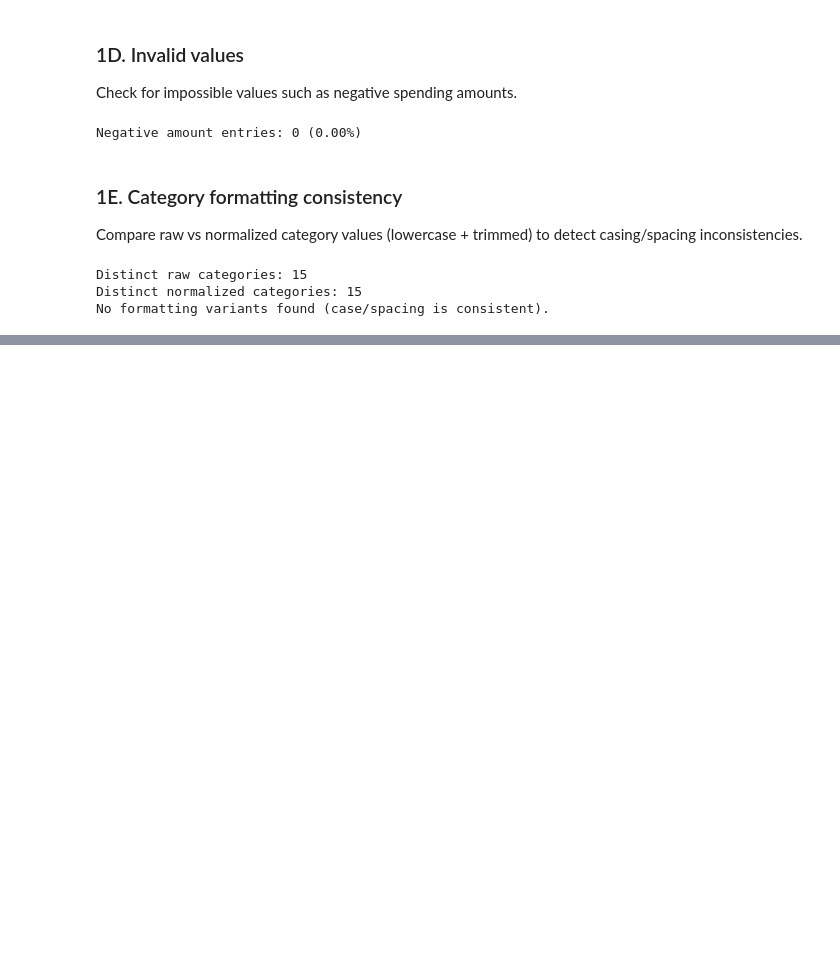
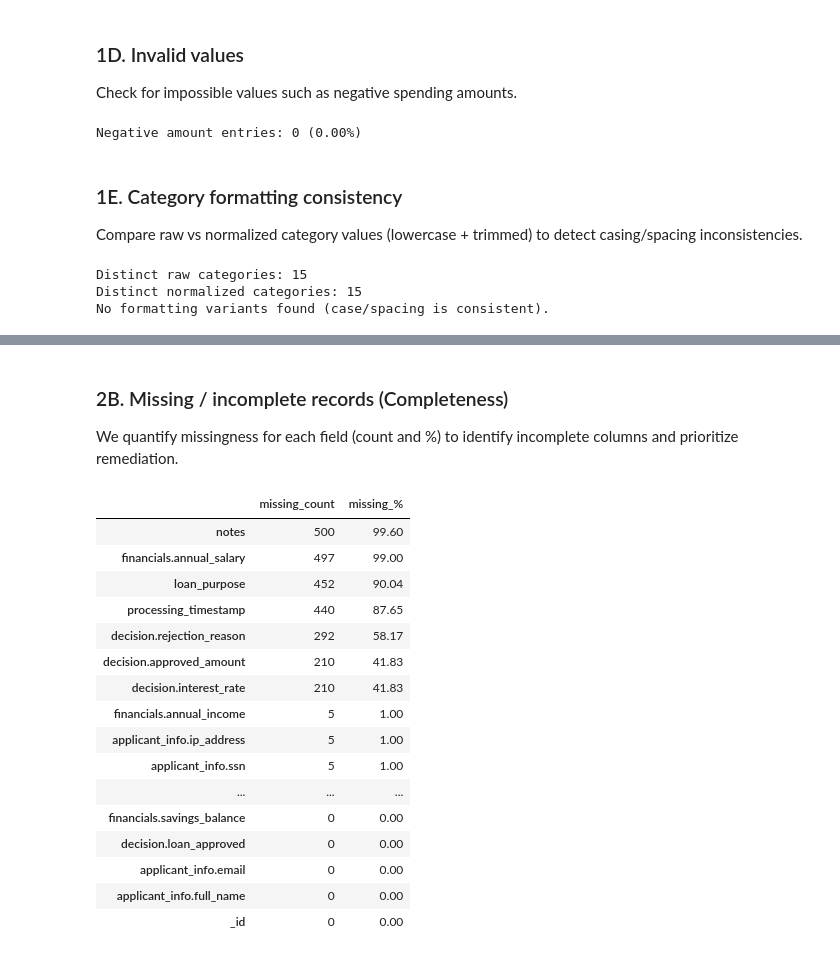
Before and after one commit to catarinapalma01/dego-project-team3, a Jupyter notebook: notebooks/01-data-quality.ipynb, the cells around one changed output, grey strips where cells are left out. Cells and saved outputs as stored; diff of their text form; code cells hidden in the pictures; blank space fills up the shorter version.

Commit message:
Add main table checks for duplicates, completeness and types

```diff
--- a/notebooks/01-data-quality.ipynb
+++ b/notebooks/01-data-quality.ipynb
@@ -203,0 +266,36 @@ No formatting variants found (case/spacing is consistent).
+# %% [markdown]
+### 2B. Missing / incomplete records (Completeness)
+
+We quantify missingness for each field (count and %) to identify incomplete columns and prioritize remediation.
+# %%
+# Count missing (NaN) values per column
+missing_count = df_raw.isna().sum().sort_values(ascending=False)
+
+# Percent missing per column
+missing_pct = (df_raw.isna().mean() * 100).round(2).sort_values(ascending=False)
+
+# Combine into one table for reporting
+missing_table = pd.DataFrame({
+    "missing_count": missing_count,
+    "missing_%": missing_pct
+})
+
+display(missing_table)
+# %% [output]
+|  | missing_count | missing_% |
+| notes | 500 | 99.60 |
+| financials.annual_salary | 497 | 99.00 |
+| loan_purpose | 452 | 90.04 |
+| processing_timestamp | 440 | 87.65 |
+| decision.rejection_reason | 292 | 58.17 |
+| decision.approved_amount | 210 | 41.83 |
+| decision.interest_rate | 210 | 41.83 |
+| financials.annual_income | 5 | 1.00 |
+| applicant_info.ip_address | 5 | 1.00 |
+| applicant_info.ssn | 5 | 1.00 |
+| ... | ... | ... |
+| financials.savings_balance | 0 | 0.00 |
+| decision.loan_approved | 0 | 0.00 |
+| applicant_info.email | 0 | 0.00 |
+| applicant_info.full_name | 0 | 0.00 |
+| _id | 0 | 0.00 |
```
Also changed, not shown: parts of 14 cells of this notebook.
